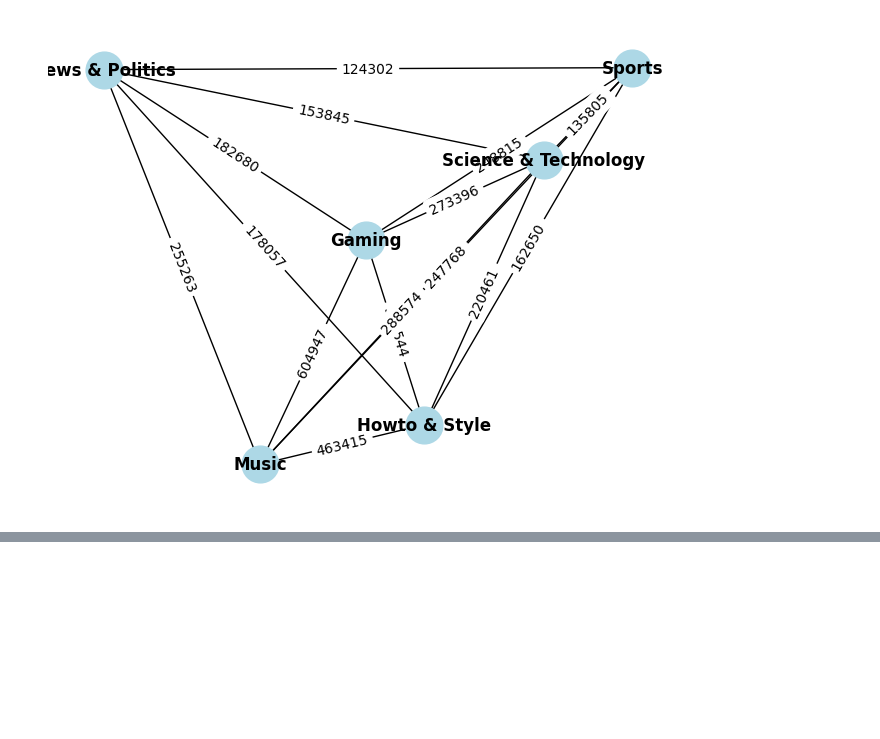
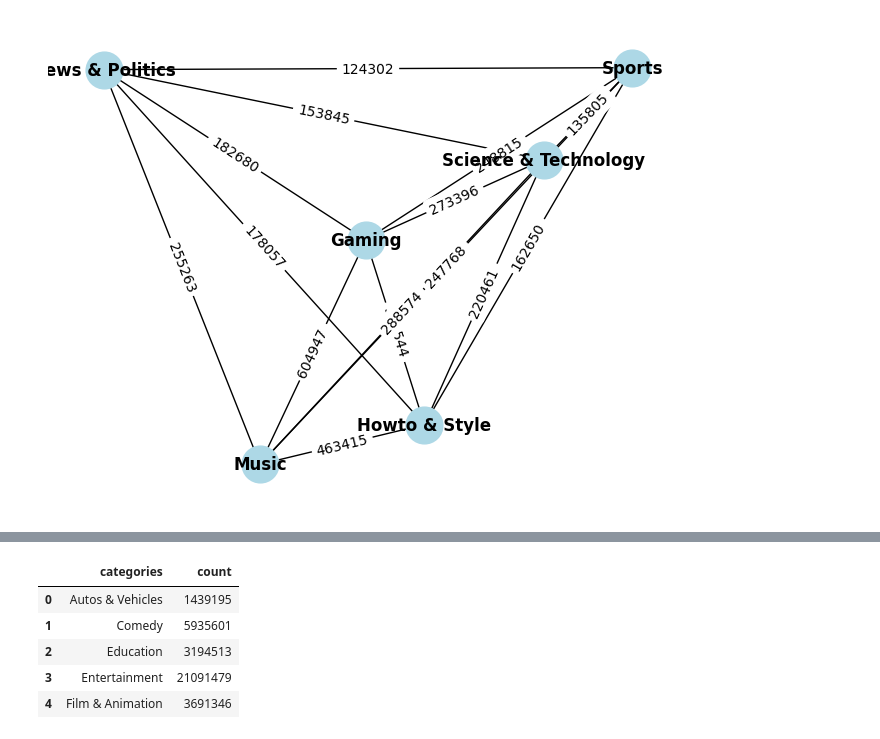
Before and after one commit to epfl-ada/ada-2023-project-analyticavengers2023, a Jupyter notebook: datadig.ipynb, the cells around one changed output, grey strips where cells are left out. Saved outputs shown, nothing was run; the diff lists cells and outputs as text; code cells hidden in the pictures; blank space fills up the shorter version.

```diff
--- a/datadig.ipynb
+++ b/datadig.ipynb
@@ -217,0 +176,14 @@ plt.show()
+# %%
+import matplotlib.pyplot as plt
+df = df_author_categories
+
+# Aggregate the counts for each category
+category_counts = df.groupby('categories')['count'].sum().reset_index()
+category_counts.head()
+# %% [output]
+|  | categories | count |
+| 0 | Autos & Vehicles | 1439195 |
+| 1 | Comedy | 5935601 |
+| 2 | Education | 3194513 |
+| 3 | Entertainment | 21091479 |
+| 4 | Film & Animation | 3691346 |
```
Also changed, not shown: parts of 2 cells of this notebook.
